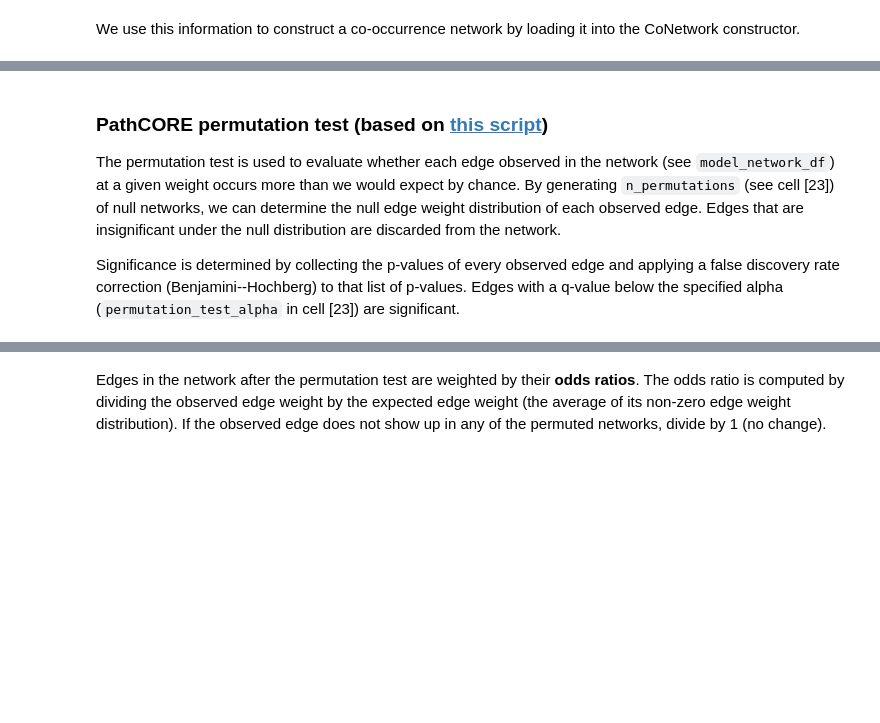
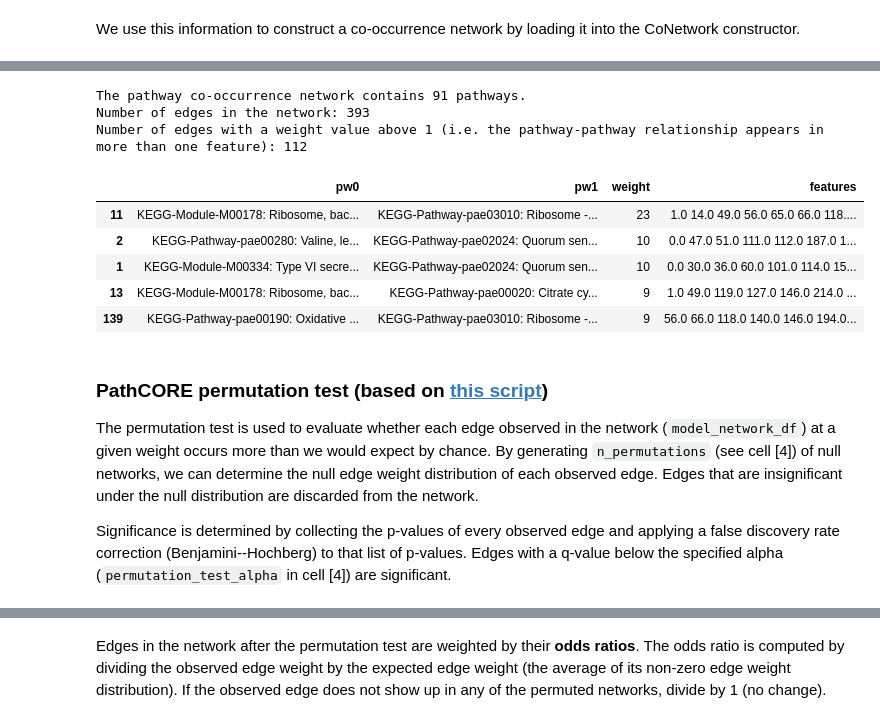
Before and after one commit to greenelab/PathCORE-T-analysis, a Jupyter notebook: jupyter-notebooks/Supplemental_PAO1_FastICA_example.ipynb, the cells around one changed output, grey strips where cells are left out. Drawn from its saved outputs; the diff is of its cells as text; code cells hidden in the pictures; blank space fills up the shorter version.

```diff
--- a/jupyter-notebooks/Supplemental_PAO1_FastICA_example.ipynb
+++ b/jupyter-notebooks/Supplemental_PAO1_FastICA_example.ipynb
@@ -253,8 +244,28 @@ The pathway co-occurrence network contains 92 pathways.
+# %%
+model_network_df = model_network.to_dataframe()
+print("Number of edges in the network: {0}".format(len(model_network_df)))
+
+edges_above_one = model_network_df[model_network_df.weight > 1]
+print("Number of edges with a weight value above 1 "
+      "(i.e. the pathway-pathway relationship appears "
+      "in more than one feature): {0}".format(
+          len(edges_above_one)))
+edges_above_one.head()
+# %% [output]
+The pathway co-occurrence network contains 91 pathways.
+Number of edges in the network: 393
+Number of edges with a weight value above 1 (i.e. the pathway-pathway relationship appears in more than one feature): 112
+|  | pw0 | pw1 | weight | features |
+| 11 | KEGG-Module-M00178: Ribosome, bac... | KEGG-Pathway-pae03010: Ribosome -... | 23 | 1.0 14.0 49.0 56.0 65.0 66.0 118.... |
+| 2 | KEGG-Pathway-pae00280: Valine, le... | KEGG-Pathway-pae02024: Quorum sen... | 10 | 0.0 47.0 51.0 111.0 112.0 187.0 1... |
+| 1 | KEGG-Module-M00334: Type VI secre... | KEGG-Pathway-pae02024: Quorum sen... | 10 | 0.0 30.0 36.0 60.0 101.0 114.0 15... |
+| 13 | KEGG-Module-M00178: Ribosome, bac... | KEGG-Pathway-pae00020: Citrate cy... | 9 | 1.0 49.0 119.0 127.0 146.0 214.0 ... |
+| 139 | KEGG-Pathway-pae00190: Oxidative ... | KEGG-Pathway-pae03010: Ribosome -... | 9 | 56.0 66.0 118.0 140.0 146.0 194.0... |
 # %% [markdown]
 ### PathCORE permutation test (based on [this script](https://github.com/greenelab/PathCORE-analysis/blob/master/run_permutation_test.py#L146))
-The permutation test is used to evaluate whether each edge observed in the network (see `model_network_df`) at a given weight occurs more than we would expect by chance. By generating `n_permutations` (see cell [23]) of null networks, we can determine the null edge weight distribution of each observed edge. Edges that are insignificant under the null distribution are discarded from the network.
+The permutation test is used to evaluate whether each edge observed in the network (`model_network_df`) at a given weight occurs more than we would expect by chance. By generating `n_permutations` (see cell [4]) of null networks, we can determine the null edge weight distribution of each observed edge. Edges that are insignificant under the null distribution are discarded from the network.
 
-Significance is determined by collecting the p-values of every observed edge and applying a false discovery rate correction (Benjamini--Hochberg) to that list of p-values. Edges with a q-value below the specified alpha (`permutation_test_alpha` in cell [23]) are significant.
+Significance is determined by collecting the p-values of every observed edge and applying a false discovery rate correction (Benjamini--Hochberg) to that list of p-values. Edges with a q-value below the specified alpha (`permutation_test_alpha` in cell [4]) are significant.
 # %%
 %%time
 permutations = []
```
Also changed, not shown: parts of 14 cells of this notebook.
